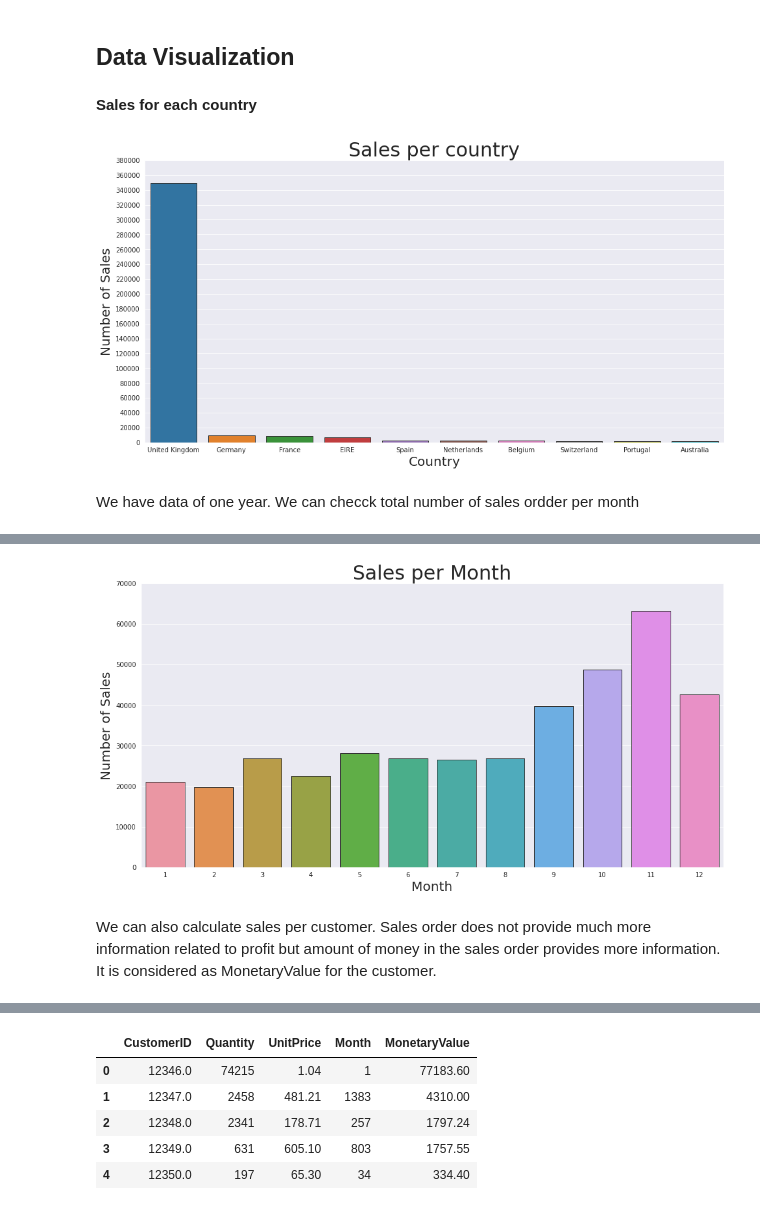
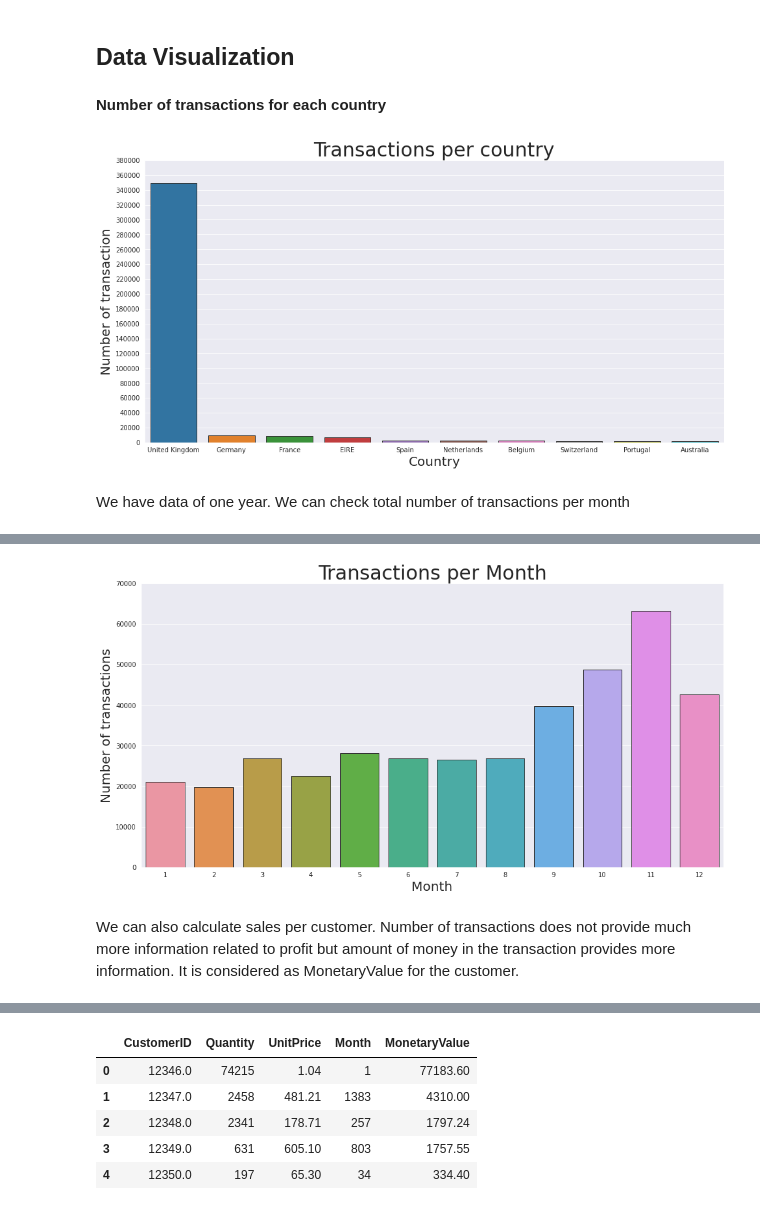
Before and after one commit to Pradip240/Customer-Segmentation, a Jupyter notebook: Online_Retail_Customer_Segmentation_Capstone_Project.ipynb, the cells around one changed output, grey strips where cells are left out. Cells and saved outputs as stored; diff of their text form; code cells hidden in the pictures.

```diff
--- a/Online_Retail_Customer_Segmentation_Capstone_Project.ipynb
+++ b/Online_Retail_Customer_Segmentation_Capstone_Project.ipynb
@@ -188,26 +204,26 @@ Minimum value of unit price is 0. This might be a free item(offer) entry.
 # %% [markdown]
 ## Data Visualization
 # %% [markdown]
-**Sales for each country**
+**Number of transactions for each country**
 # %%
 # plot sales for top 10 counties
 country_data = dataset.groupby('Country').count().reset_index()
 country_data.sort_values('InvoiceNo', ignore_index=True, ascending=False, inplace=True)
 fig, axes = plt.subplots(figsize=(16,8))
 sns.set_style("darkgrid")
 sns.barplot(data=country_data[0:10], x='Country', y='InvoiceNo', ax=axes, linewidth=1, edgecolor='0.2')
 axes.set_yticks(range(0,400000,20000))
 axes.set_xlabel('Country', size=20)
-axes.set_ylabel('Number of Sales', size=20)
-axes.set_title('Sales per country', size=30)
+axes.set_ylabel('Number of transaction', size=20)
+axes.set_title('Transactions per country', size=30)
 for tick in axes.xaxis.get_major_ticks():
     tick.label.set_fontsize(10)
 for tick in axes.yaxis.get_major_ticks():
     tick.label.set_fontsize(10)
 # %% [output]
-[figure, old version]
+[figure, new version]
 # %% [markdown]
-We have data of one year. We can checck total number of sales ordder per month
+We have data of one year. We can check total number of transactions per month
 # %%
 # get month from datetime object
 dataset['Month'] = dataset['InvoiceDate'].apply(lambda x: x.month)
@@ -227,16 +243,16 @@ sns.set_style("darkgrid")
 sns.barplot(data=month_data, x='Month', y='InvoiceNo', ax=axes, linewidth=1, edgecolor='0.2')
 axes.set_yticks(range(0,80000,10000))
 axes.set_xlabel('Month', size=20)
-axes.set_ylabel('Number of Sales', size=20)
-axes.set_title('Sales per Month', size=30)
+axes.set_ylabel('Number of transactions', size=20)
+axes.set_title('Transactions per Month', size=30)
 for tick in axes.xaxis.get_major_ticks():
     tick.label.set_fontsize(10)
 for tick in axes.yaxis.get_major_ticks():
     tick.label.set_fontsize(10)
 # %% [output]
-[figure, old version]
+[figure, new version]
 # %% [markdown]
-We can also calculate sales per customer. Sales order does not provide much more information related to profit but amount of money in the sales order provides more information. It is considered as MonetaryValue for the customer.
+We can also calculate sales per customer. Number of transactions does not provide much more information related to profit but amount of money in the transaction provides more information. It is considered as MonetaryValue for the customer.
 # %%
 # get Monetary Value for each customer from quantity and unit price
 dataset['MonetaryValue'] = dataset.apply(lambda x: x['Quantity'] * x['UnitPrice'], axis=1)
```
Also changed, not shown: parts of 7 cells of this notebook.
